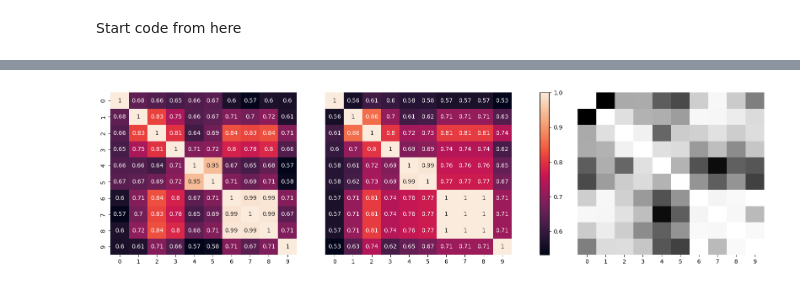
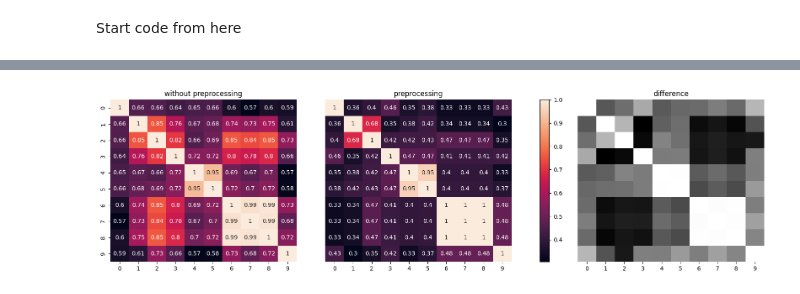
Before and after one commit to danielschulz/OMM-Innovation, a Jupyter notebook: preprocessing.ipynb, the cells around one changed output, grey strips where cells are left out. Saved outputs shown, nothing was run; the diff lists cells and outputs as text; code cells hidden in the pictures.

Commit message:
exchanged preprocessing methods

```diff
--- a/preprocessing.ipynb
+++ b/preprocessing.ipynb
@@ -2,7 +2,7 @@
 import pandas as pd
 import numpy as np
 # %%
-df = pd.read_csv(r'C:\Users\flkark\Desktop\IdeationFirstPrototype\pandas_df2.csv')
+df = pd.read_csv(r'data/pandas_df2.csv', dtype='str')
 # %%
 df2 = df.head(10).copy()
 df2
@@ -68,0 +24,4 @@ def heavy_text_clean(x):
+# %%
+#keep only the columns we deem necessary
+df3 = df2[['Name', 'AT_MaraMatkl', 'AT_MaraMaktx', 'AT_MaraBrgew', 'AT_MaraMtart', 'AT_MaraLabor']]
+df3.head()
@@ -70,7 +89,10 @@ def heavy_text_clean(x):
 # prepare dataframes
 
 # join all columns into one
-df2['text'] = df2.astype(str).agg(' '.join, axis=1)
+df_new = df3.astype(str).agg(' '.join, axis=1)
+df_old = df2.astype(str).agg(' '.join, axis=1)
 
-df2 = df2.iloc[:,-1:]
-df3 = df2.text.apply(heavy_text_clean)
+
+#df2 = df2.iloc[:,-1:]
+#df3 = df2.text.apply(heavy_text_clean)
+display(df_new.astype(str), df_old.astype(str))
@@ -124,32 +144,35 @@ def similarity_scores(df):
         scores[i, :] = cosine_similarity([sentence_embeddings[i]], sentence_embeddings)[0]
 
     return scores
+# %%
+# calculate similarity scores of dataframe.text
+scores = similarity_scores(df_old) # no cleaning
+scores_pre = similarity_scores(df_new) # cleaning
 # %%
 import numpy as np
 import seaborn as sns
 import matplotlib.pyplot as plt
 import pandas as pd
-
-# calculate similarity scores of dataframe.text
-scores = similarity_scores(df2.text) #no cleaning
-scores_pre = similarity_scores(df3) #heavy cleaning
 
 # find min, max values from similarity matrix for plotting
 vmin = min(scores.min(), scores_pre.min())
 vmax = max(scores.max(), scores_pre.max())
 
 # set subplots layout
 fig, axs = plt.subplots(ncols=4, width_ratios=[10,10,0.5,10], figsize=(20, 5))
 
 # create subplots
-sns.heatmap(scores, annot=True, cbar=False, ax=axs[0])
-sns.heatmap(scores_pre, annot=True, yticklabels=False, cbar=False, ax=axs[1])
-sns.heatmap(abs(scores-scores_pre), yticklabels=False, cbar=False, ax=axs[3], cmap="Greys")
+s1 = sns.heatmap(scores, annot=True, cbar=False, ax=axs[0])
+s1.set_title('without preprocessing')
+s2 = sns.heatmap(scores_pre, annot=True, yticklabels=False, cbar=False, ax=axs[1])
+s2.set_title('preprocessing')
+s3 = sns.heatmap(abs(scores-scores_pre), yticklabels=False, cbar=False, ax=axs[3], cmap="Greys")
+s3.set_title('difference')
 
 # add colorbar
 fig.colorbar(axs[1].collections[0], cax=axs[2])
 
 # plot
 plt.show()
 # %% [output]
-[figure, old version]
+[figure, new version]
```
Also changed, not shown: parts of 6 cells of this notebook.
